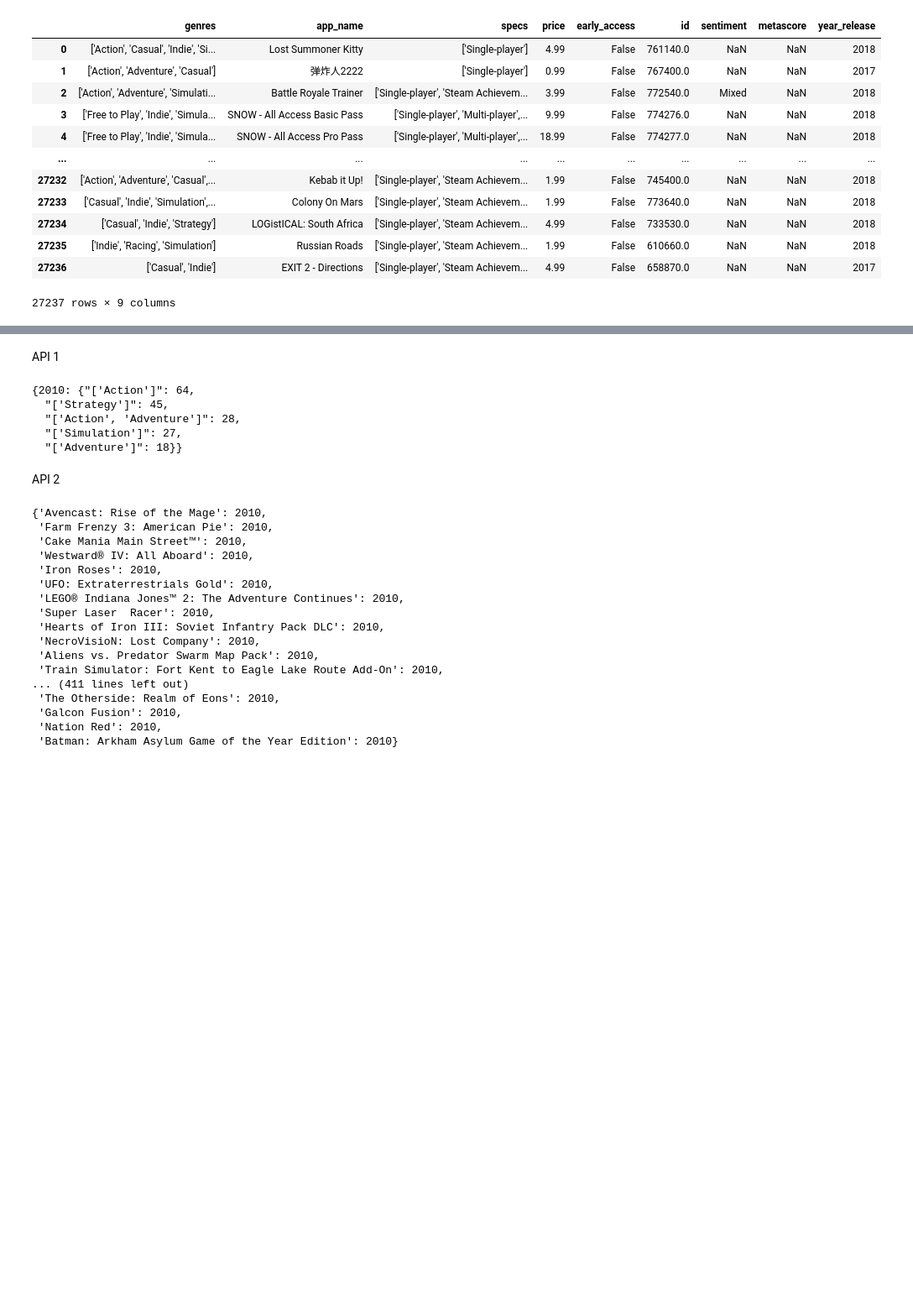
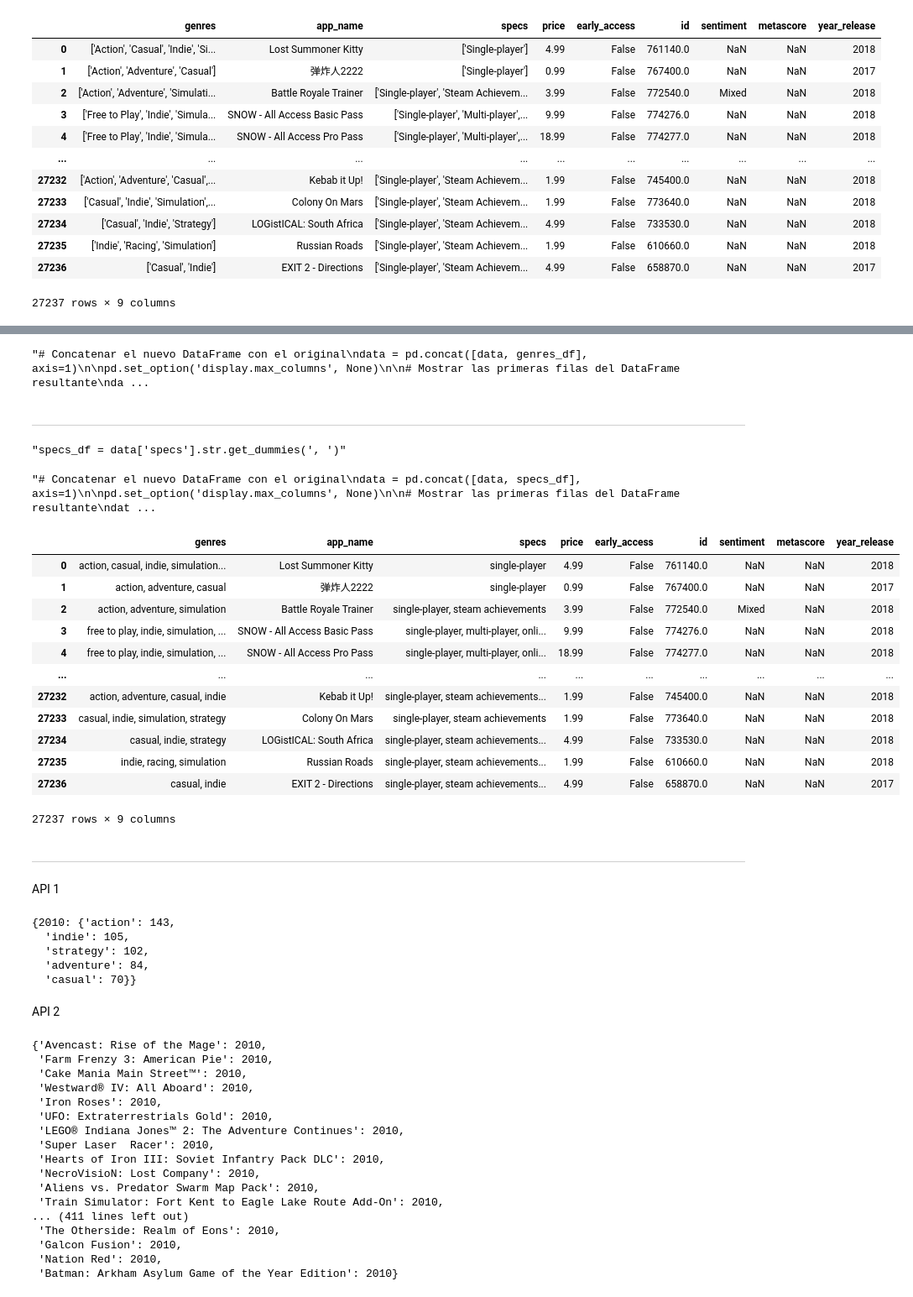
Before and after one commit to Sebas-Bello/PI01_ML_OPS, a Jupyter notebook: Funciones API.ipynb, the cells around one changed output, grey strips where cells are left out. Shown at 84% size. Saved outputs shown, nothing was run; the diff lists cells and outputs as text; code cells hidden in the pictures; blank space fills up the shorter version.

```diff
--- a/Funciones API.ipynb
+++ b/Funciones API.ipynb
@@ -25,3 +44,60 @@ data
+# %%
+'''# Concatenar el nuevo DataFrame con el original
+data = pd.concat([data, genres_df], axis=1)
+
+pd.set_option('display.max_columns', None)
+
+# Mostrar las primeras filas del DataFrame resultante
+data.head()'''
+# %% [output]
+"# Concatenar el nuevo DataFrame con el original\ndata = pd.concat([data, genres_df], axis=1)\n\npd.set_option('display.max_columns', None)\n\n# Mostrar las primeras filas del DataFrame resultante\nda ...
+# %% [markdown]
+---
+# %%
+# Crea una copia del DataFrame
+data_copy = data.copy()
+
+for col in ['specs']:
+    for val in ['[', ']', '\'']:
+        data_copy[col] = data_copy[col].str.replace(val, '').astype(str)
+
+# Ahora, asignamos los cambios nuevamente al DataFrame original
+data.loc[:, ['specs']] = data_copy.loc[:, ['specs']]
+# %%
+data.loc[:, 'specs'] = data['specs'].str.lower()
+# %%
+# Crear un DataFrame con las columnas de géneros
+'''specs_df = data['specs'].str.get_dummies(', ')'''
+# %% [output]
+"specs_df = data['specs'].str.get_dummies(', ')"
+# %%
+'''# Concatenar el nuevo DataFrame con el original
+data = pd.concat([data, specs_df], axis=1)
+
+pd.set_option('display.max_columns', None)
+
+# Mostrar las primeras filas del DataFrame resultante
+data.head()'''
+# %% [output]
+"# Concatenar el nuevo DataFrame con el original\ndata = pd.concat([data, specs_df], axis=1)\n\npd.set_option('display.max_columns', None)\n\n# Mostrar las primeras filas del DataFrame resultante\ndat ...
+# %%
+data
+# %% [output]
+|  | genres | app_name | specs | price | early_access | id | sentiment | metascore | year_release |
+| 0 | action, casual, indie, simulation... | Lost Summoner Kitty | single-player | 4.99 | False | 761140.0 | NaN | NaN | 2018 |
+| 1 | action, adventure, casual | 弹炸人2222 | single-player | 0.99 | False | 767400.0 | NaN | NaN | 2017 |
+| 2 | action, adventure, simulation | Battle Royale Trainer | single-player, steam achievements | 3.99 | False | 772540.0 | Mixed | NaN | 2018 |
+| 3 | free to play, indie, simulation, ... | SNOW - All Access Basic Pass | single-player, multi-player, onli... | 9.99 | False | 774276.0 | NaN | NaN | 2018 |
+| 4 | free to play, indie, simulation, ... | SNOW - All Access Pro Pass | single-player, multi-player, onli... | 18.99 | False | 774277.0 | NaN | NaN | 2018 |
+| ... | ... | ... | ... | ... | ... | ... | ... | ... | ... |
+| 27232 | action, adventure, casual, indie | Kebab it Up! | single-player, steam achievements... | 1.99 | False | 745400.0 | NaN | NaN | 2018 |
+| 27233 | casual, indie, simulation, strategy | Colony On Mars | single-player, steam achievements | 1.99 | False | 773640.0 | NaN | NaN | 2018 |
+| 27234 | casual, indie, strategy | LOGistICAL: South Africa | single-player, steam achievements... | 4.99 | False | 733530.0 | NaN | NaN | 2018 |
+| 27235 | indie, racing, simulation | Russian Roads | single-player, steam achievements... | 1.99 | False | 610660.0 | NaN | NaN | 2018 |
+| 27236 | casual, indie | EXIT 2 - Directions | single-player, steam achievements... | 4.99 | False | 658870.0 | NaN | NaN | 2017 |
+27237 rows × 9 columns
+# %% [markdown]
+---
 # %% [markdown]
 API 1
 # %%
@@ -50,13 +134,13 @@ def genero(Año: str):
         opciones_disponibles = '\n'.join(map(str, sorted(data['year_release'].unique())))
         return  print(f"Error: {e}\nEl año '{Año}' no es válido. Años disponibles:\n{opciones_disponibles}")
 # %%
-genero("2010")
+genero(2010)
 # %% [output]
-{2010: {"['Action']": 64,
-  "['Strategy']": 45,
-  "['Action', 'Adventure']": 28,
-  "['Simulation']": 27,
-  "['Adventure']": 18}}
+{2010: {'action': 143,
+  'indie': 105,
+  'strategy': 102,
+  'adventure': 84,
+  'casual': 70}}
 # %% [markdown]
 API 2
 # %%
```
Also changed, not shown: parts of 7 cells of this notebook.
